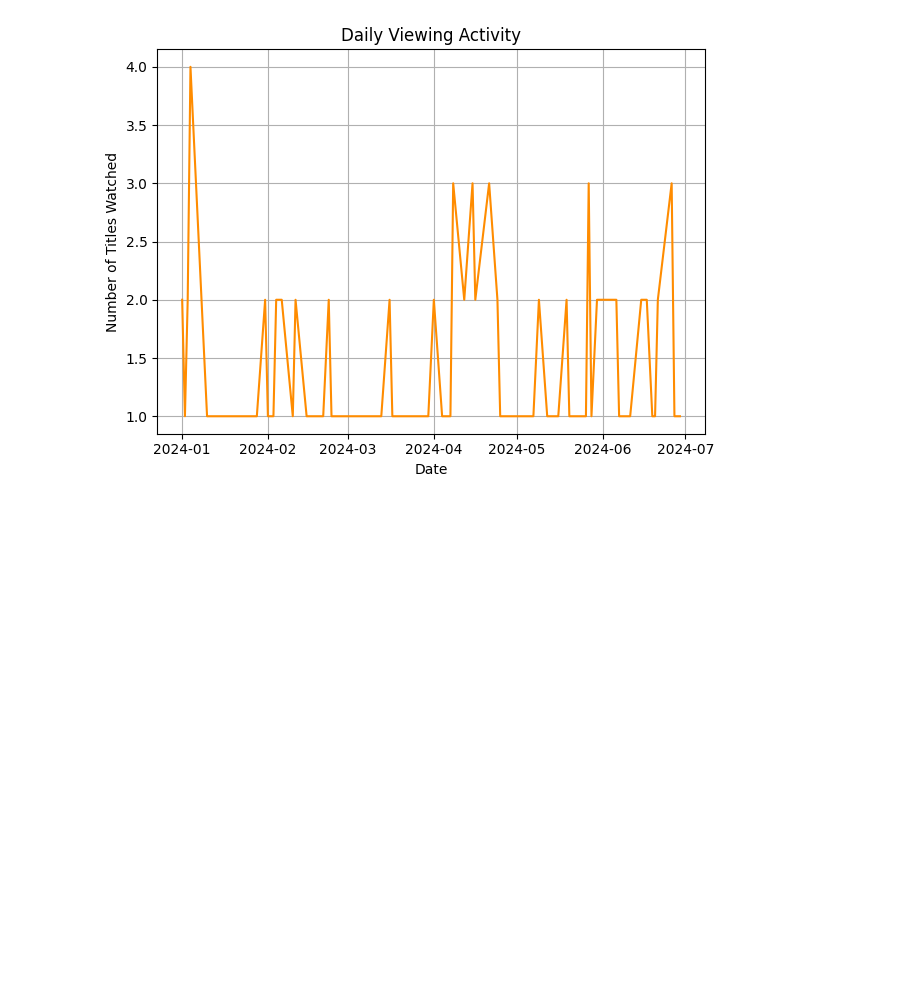
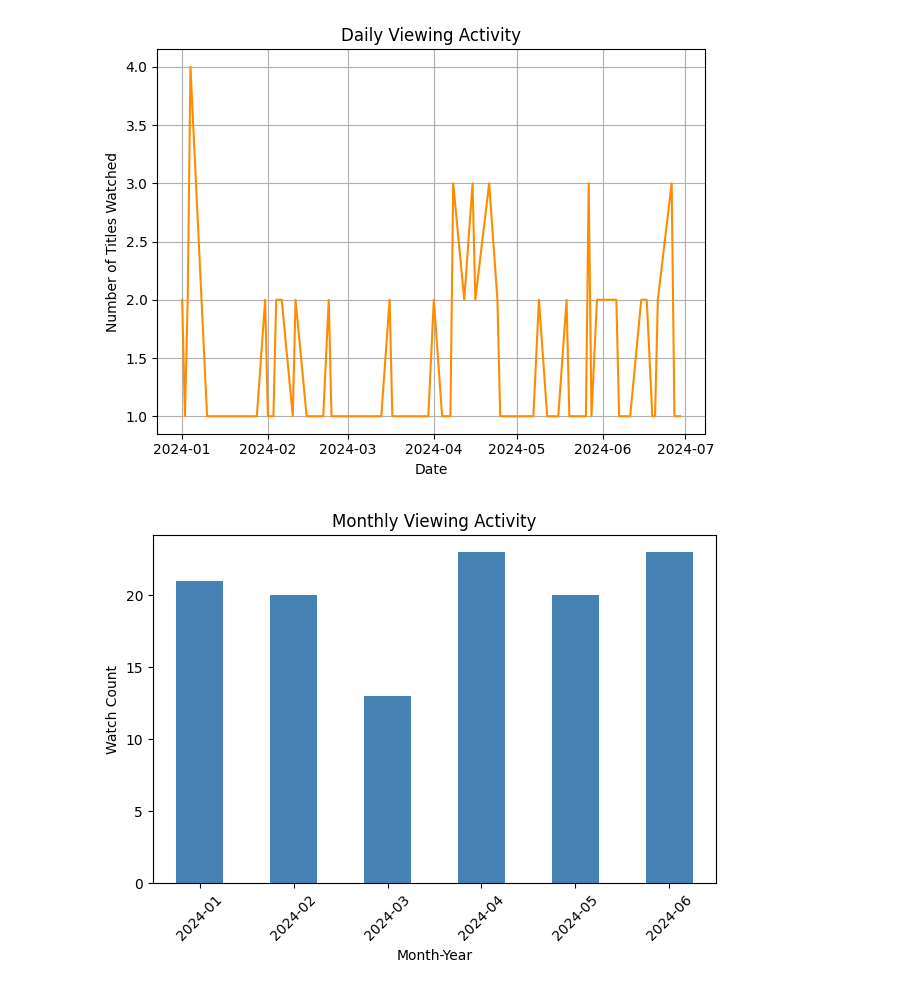
Before and after one commit to ARUNAGIRINATHAN-K/Data-Analyst-Project-Portfolio, a Jupyter notebook: Netflix-WatchPattern-Analytics/notebooks/03_time_series_analysis.ipynb, the cells around one changed output. Cells and saved outputs as stored; diff of their text form; code cells hidden in the pictures; blank space fills up the shorter version.

Commit message:
Monthly trends

```diff
--- a/Netflix-WatchPattern-Analytics/notebooks/03_time_series_analysis.ipynb
+++ b/Netflix-WatchPattern-Analytics/notebooks/03_time_series_analysis.ipynb
@@ -20,3 +20,16 @@ plt.grid(True)
 plt.show()
 # %% [output]
 [figure]
+# %%
+df['MonthYear'] = df['Date'].dt.to_period('M').astype(str)
+monthly_views = df.groupby('MonthYear').size()
+
+monthly_views.plot(kind='bar', color='steelblue')
+plt.title("Monthly Viewing Activity")
+plt.xlabel("Month-Year")
+plt.ylabel("Watch Count")
+plt.xticks(rotation=45)
+plt.tight_layout()
+plt.show()
+# %% [output]
+[figure, added]
```
